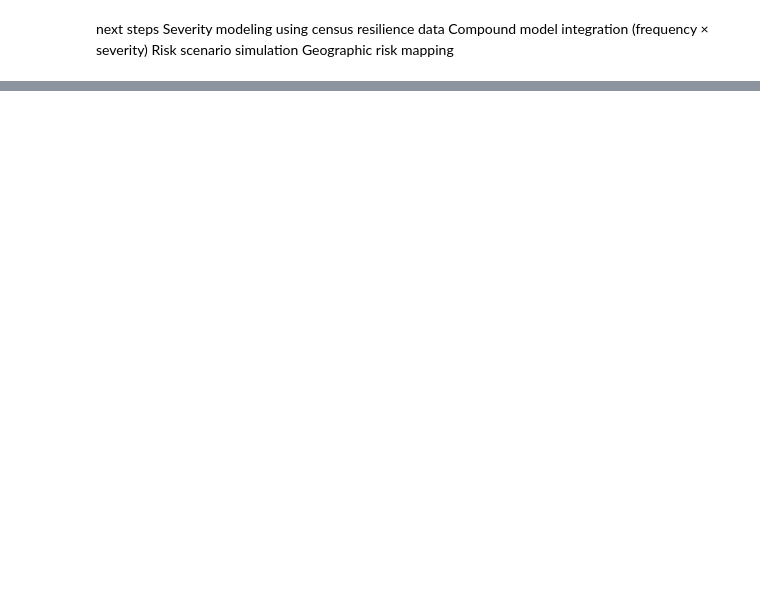
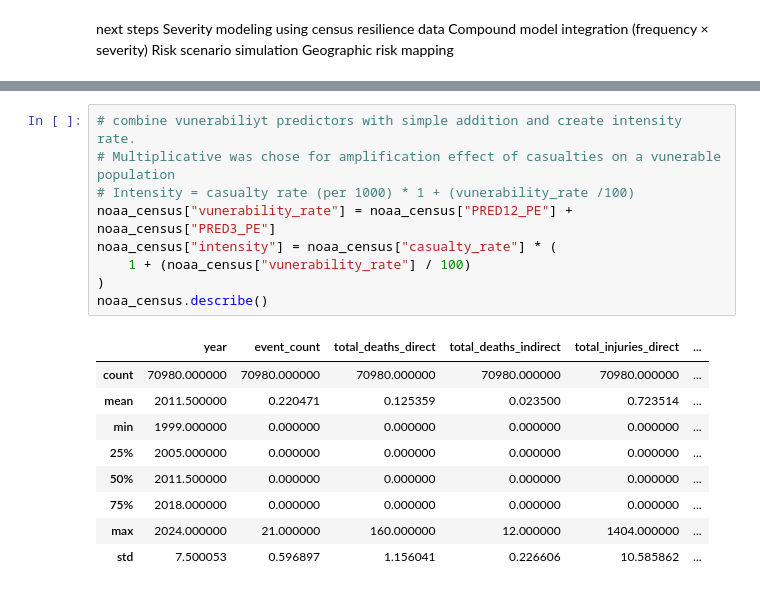
Before and after one commit to abdbtech/capstone, a Jupyter notebook: poisson_bb.ipynb, the cells around one changed output, grey strips where cells are left out. Cells and saved outputs as stored; diff of their text form; blank space fills up the shorter version.

```diff
--- a/poisson_bb.ipynb
+++ b/poisson_bb.ipynb
@@ -485,0 +563,19 @@ Enhanced table created: disaster_risk_counties_event_counts
+# %%
+# combine vunerabiliyt predictors with simple addition and create intensity rate.
+# Multiplicative was chose for amplification effect of casualties on a vunerable population
+# Intensity = casualty rate (per 1000) * 1 + (vunerability_rate /100)
+noaa_census["vunerability_rate"] = noaa_census["PRED12_PE"] + noaa_census["PRED3_PE"]
+noaa_census["intensity"] = noaa_census["casualty_rate"] * (
+    1 + (noaa_census["vunerability_rate"] / 100)
+)
+noaa_census.describe()
+# %% [output]
+|  | year | event_count | total_deaths_direct | total_deaths_indirect | total_injuries_direct | ... |
+| count | 70980.000000 | 70980.000000 | 70980.000000 | 70980.000000 | 70980.000000 | ... |
+| mean | 2011.500000 | 0.220471 | 0.125359 | 0.023500 | 0.723514 | ... |
+| min | 1999.000000 | 0.000000 | 0.000000 | 0.000000 | 0.000000 | ... |
+| 25% | 2005.000000 | 0.000000 | 0.000000 | 0.000000 | 0.000000 | ... |
+| 50% | 2011.500000 | 0.000000 | 0.000000 | 0.000000 | 0.000000 | ... |
+| 75% | 2018.000000 | 0.000000 | 0.000000 | 0.000000 | 0.000000 | ... |
+| max | 2024.000000 | 21.000000 | 160.000000 | 12.000000 | 1404.000000 | ... |
+| std | 7.500053 | 0.596897 | 1.156041 | 0.226606 | 10.585862 | ... |
```
Also changed, not shown: parts of 31 cells of this notebook, 2 other files.
